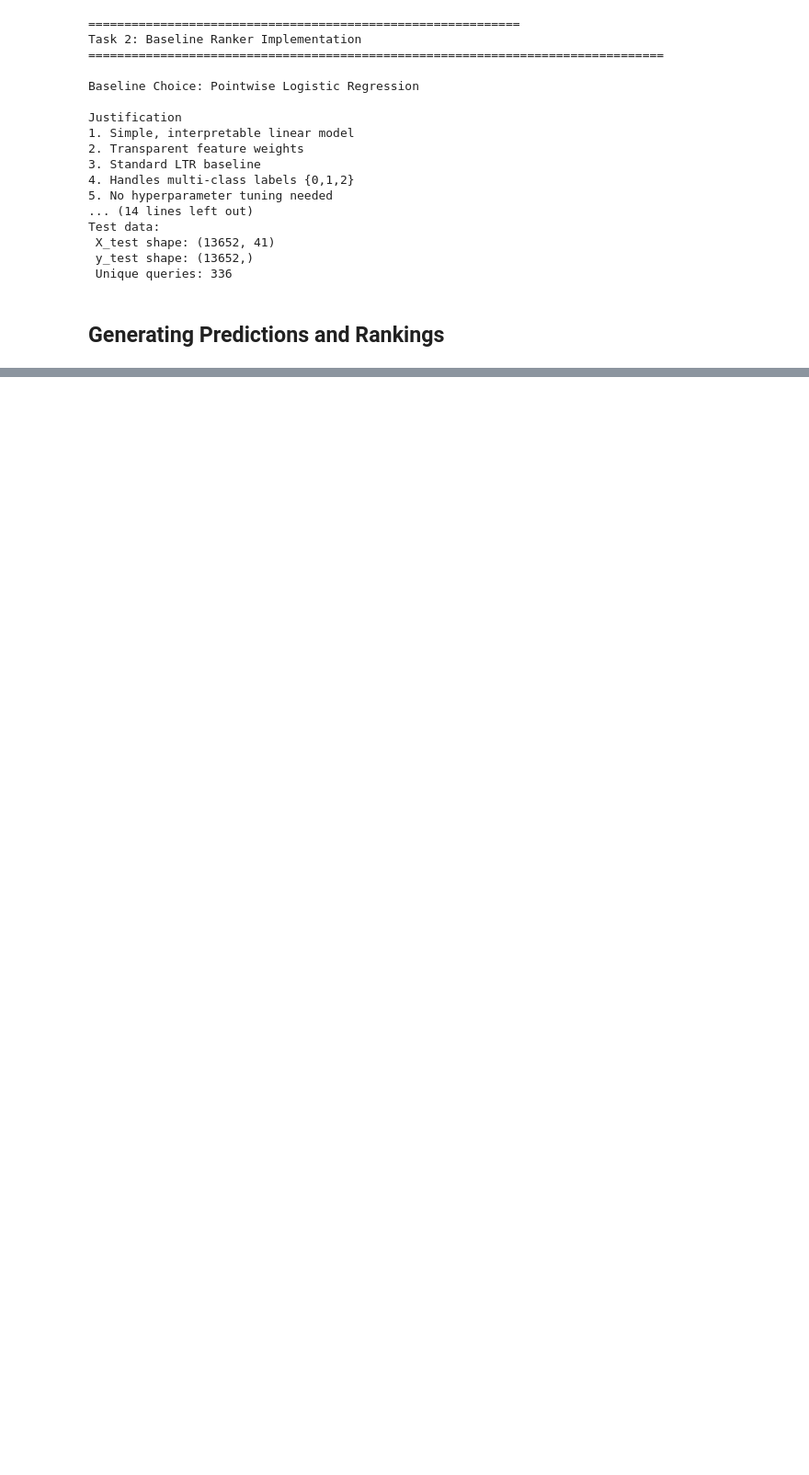
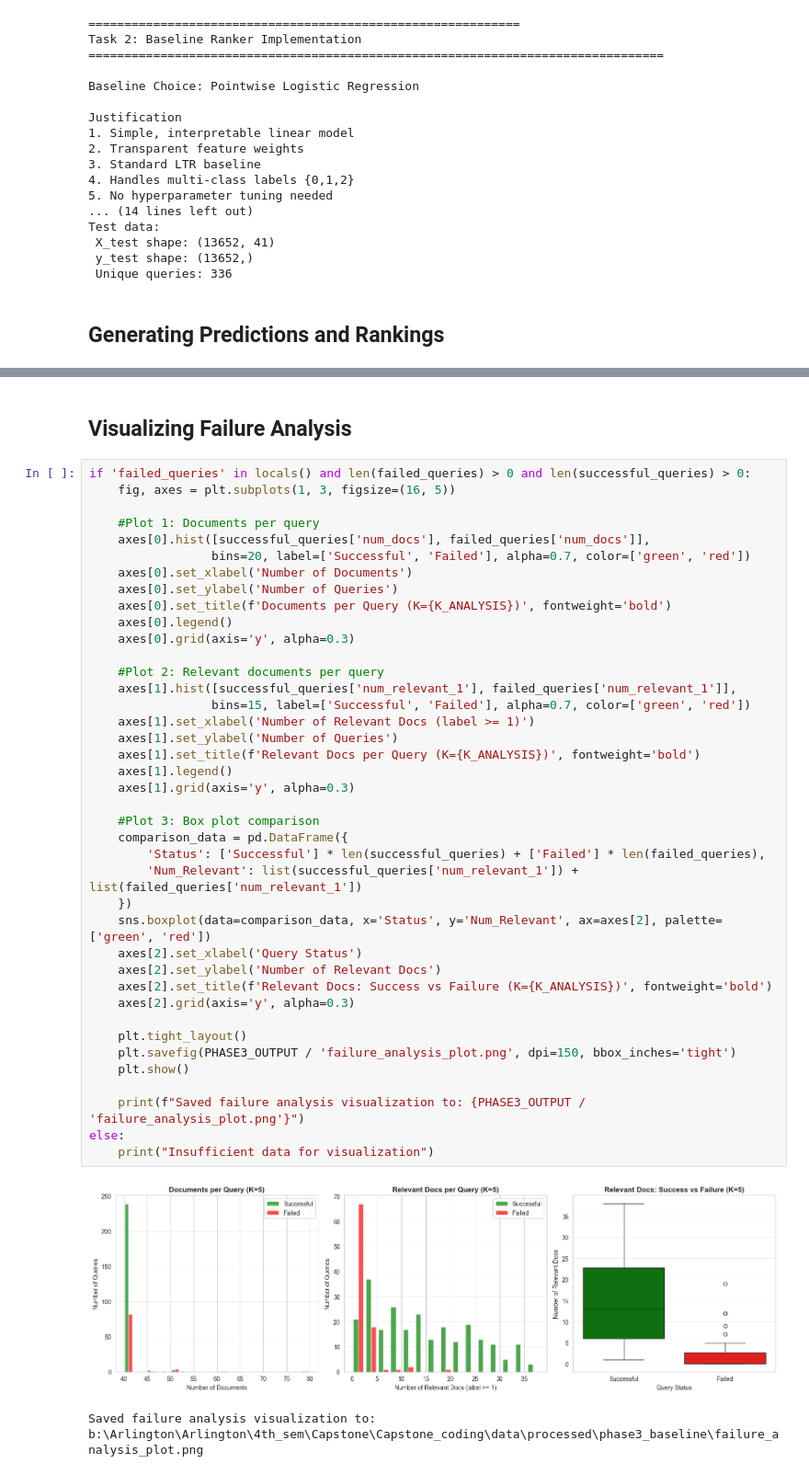
Before and after one commit to KushalMarahatta/Capstone_coding, a Jupyter notebook: notebooks/03_baseline_ranking.ipynb, the cells around one changed output, grey strips where cells are left out. Shown at 92% size. Cells and saved outputs as stored; diff of their text form; blank space fills up the shorter version.

```diff
--- a/notebooks/03_baseline_ranking.ipynb
+++ b/notebooks/03_baseline_ranking.ipynb
@@ -564,0 +1039,45 @@ Sample query (qid=7968):
+# %% [markdown]
+## Visualizing Failure Analysis
+# %%
+if 'failed_queries' in locals() and len(failed_queries) > 0 and len(successful_queries) > 0:
+    fig, axes = plt.subplots(1, 3, figsize=(16, 5))
+
+    #Plot 1: Documents per query
+    axes[0].hist([successful_queries['num_docs'], failed_queries['num_docs']],
+                 bins=20, label=['Successful', 'Failed'], alpha=0.7, color=['green', 'red'])
+    axes[0].set_xlabel('Number of Documents')
+    axes[0].set_ylabel('Number of Queries')
+    axes[0].set_title(f'Documents per Query (K={K_ANALYSIS})', fontweight='bold')
+    axes[0].legend()
+    axes[0].grid(axis='y', alpha=0.3)
+
+    #Plot 2: Relevant documents per query
+    axes[1].hist([successful_queries['num_relevant_1'], failed_queries['num_relevant_1']],
+                 bins=15, label=['Successful', 'Failed'], alpha=0.7, color=['green', 'red'])
+    axes[1].set_xlabel('Number of Relevant Docs (label >= 1)')
+    axes[1].set_ylabel('Number of Queries')
+    axes[1].set_title(f'Relevant Docs per Query (K={K_ANALYSIS})', fontweight='bold')
+    axes[1].legend()
+    axes[1].grid(axis='y', alpha=0.3)
+
+    #Plot 3: Box plot comparison
+    comparison_data = pd.DataFrame({
+        'Status': ['Successful'] * len(successful_queries) + ['Failed'] * len(failed_queries),
+        'Num_Relevant': list(successful_queries['num_relevant_1']) + list(failed_queries['num_relevant_1'])
+    })
+    sns.boxplot(data=comparison_data, x='Status', y='Num_Relevant', ax=axes[2], palette=['green', 'red'])
+    axes[2].set_xlabel('Query Status')
+    axes[2].set_ylabel('Number of Relevant Docs')
+    axes[2].set_title(f'Relevant Docs: Success vs Failure (K={K_ANALYSIS})', fontweight='bold')
+    axes[2].grid(axis='y', alpha=0.3)
+
+    plt.tight_layout()
+    plt.savefig(PHASE3_OUTPUT / 'failure_analysis_plot.png', dpi=150, bbox_inches='tight')
+    plt.show()
+
+    print(f"Saved failure analysis visualization to: {PHASE3_OUTPUT / 'failure_analysis_plot.png'}")
+else:
+    print("Insufficient data for visualization")
+# %% [output]
+[figure, added]
+Saved failure analysis visualization to: b:\Arlington\Arlington\4th_sem\Capstone\Capstone_coding\data\processed\phase3_baseline\failure_analysis_plot.png
```
Also changed, not shown: parts of 33 cells of this notebook.
